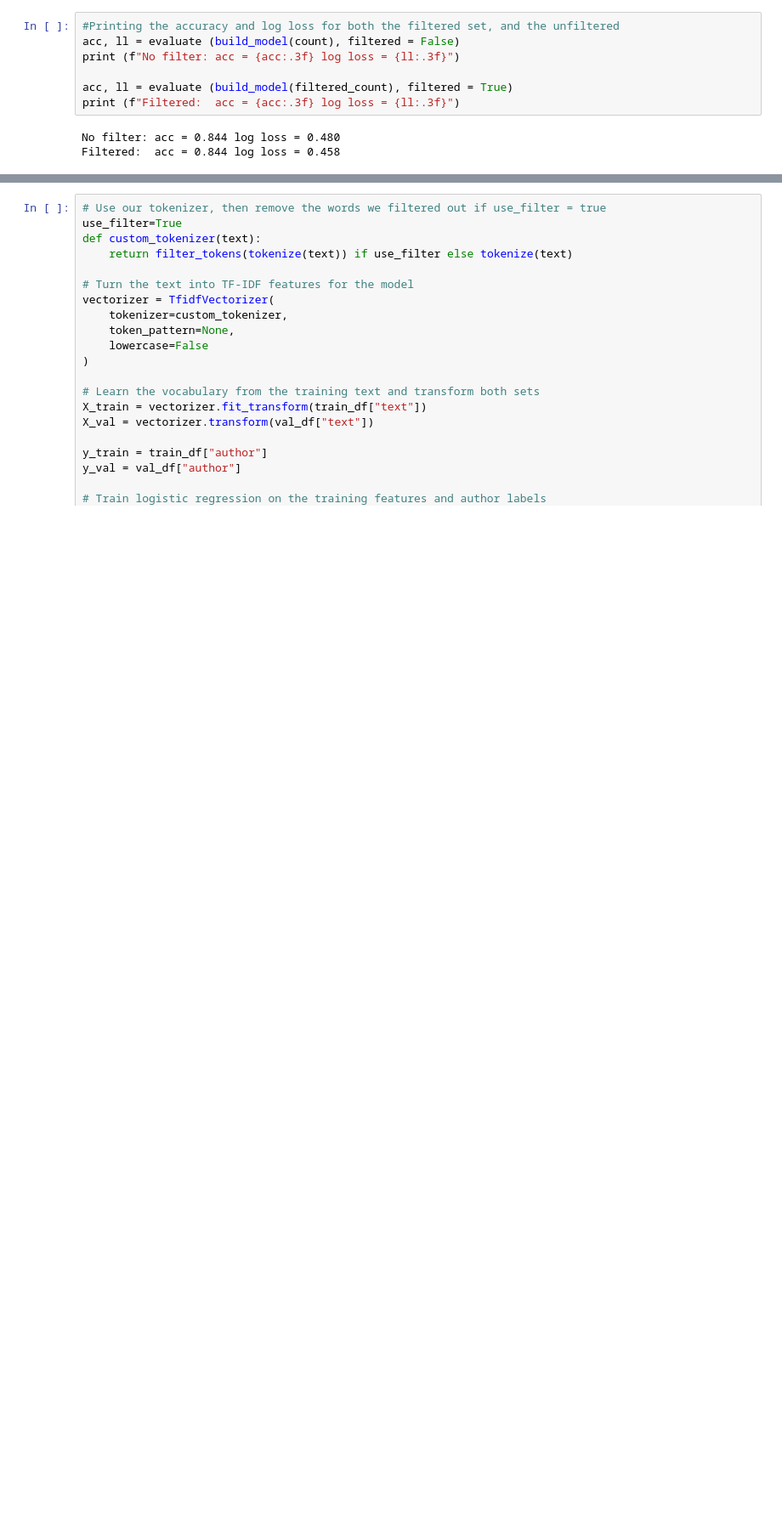
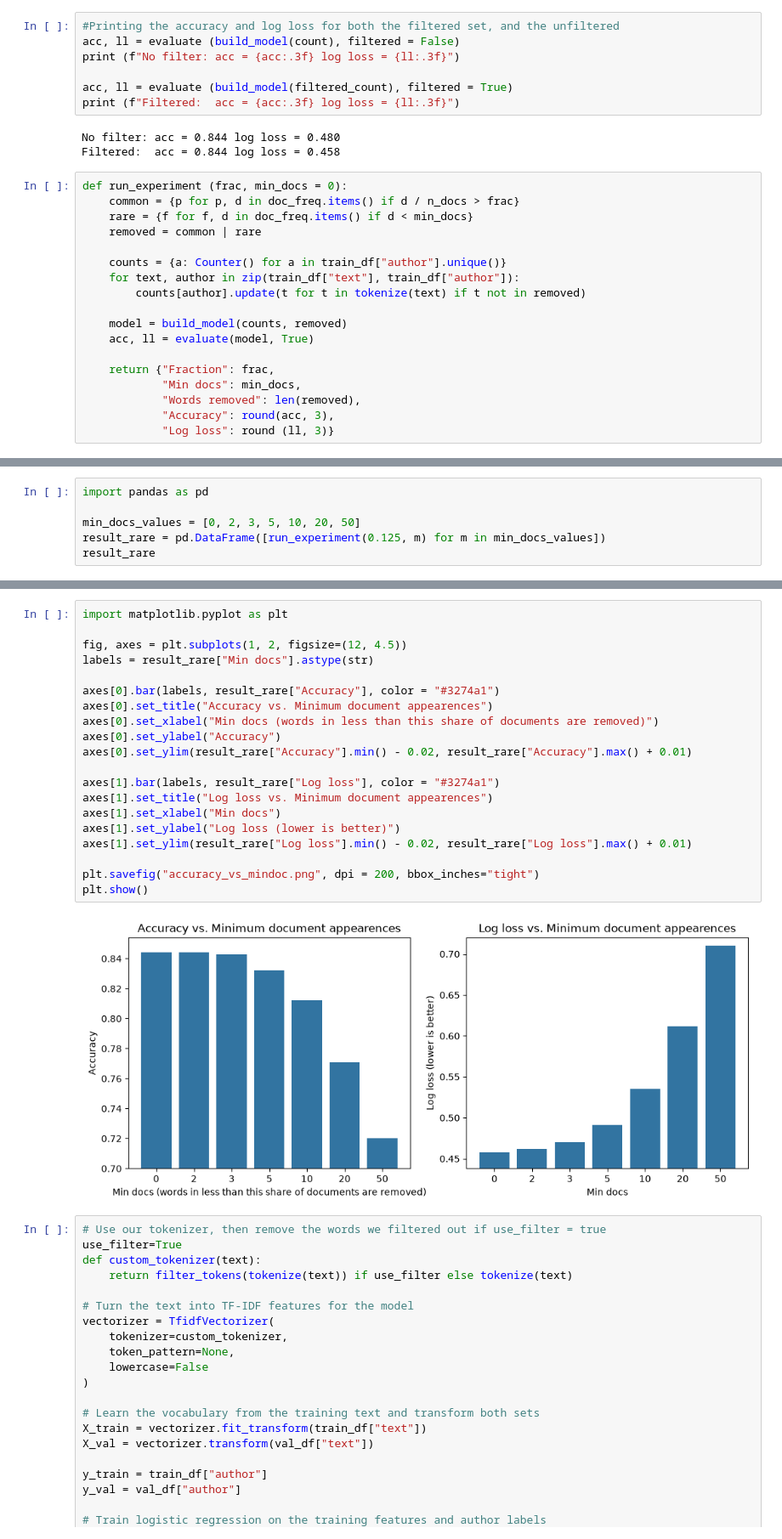
Before and after one commit to Alexandre-Filho/COSC325-ML-project, a Jupyter notebook: deepLearner.ipynb, the cells around one changed output, grey strips where cells are left out. Shown at 85% size. Drawn from its saved outputs; the diff is of its cells as text; blank space fills up the shorter version.

```diff
--- a/deepLearner.ipynb
+++ b/deepLearner.ipynb
@@ -159,3 +250,21 @@ print (f"Filtered:  acc = {acc:.3f} log loss = {ll:.3f}")
 # %% [output]
 No filter: acc = 0.844 log loss = 0.480
 Filtered:  acc = 0.844 log loss = 0.458
+# %%
+def run_experiment (frac, min_docs = 0):
+    common = {p for p, d in doc_freq.items() if d / n_docs > frac}
+    rare = {f for f, d in doc_freq.items() if d < min_docs}
+    removed = common | rare
+
+    counts = {a: Counter() for a in train_df["author"].unique()}
+    for text, author in zip(train_df["text"], train_df["author"]):
+        counts[author].update(t for t in tokenize(text) if t not in removed)
+
+    model = build_model(counts, removed)
+    acc, ll = evaluate(model, True)
+
+    return {"Fraction": frac,
+            "Min docs": min_docs,
+            "Words removed": len(removed),
+            "Accuracy": round(acc, 3),
+            "Log loss": round (ll, 3)}
@@ -161,0 +323,6 @@ Filtered:  acc = 0.844 log loss = 0.458
+# %%
+import pandas as pd
+
+min_docs_values = [0, 2, 3, 5, 10, 20, 50]
+result_rare = pd.DataFrame([run_experiment(0.125, m) for m in min_docs_values])
+result_rare
@@ -162,3 +338,25 @@ Filtered:  acc = 0.844 log loss = 0.458
+# %%
+import matplotlib.pyplot as plt
+
+fig, axes = plt.subplots(1, 2, figsize=(12, 4.5))
+labels = result_rare["Min docs"].astype(str)
+
+axes[0].bar(labels, result_rare["Accuracy"], color = "#3274a1")
+axes[0].set_title("Accuracy vs. Minimum document appearences")
+axes[0].set_xlabel("Min docs (words in less than this share of documents are removed)")
+axes[0].set_ylabel("Accuracy")
+axes[0].set_ylim(result_rare["Accuracy"].min() - 0.02, result_rare["Accuracy"].max() + 0.01)
+
+axes[1].bar(labels, result_rare["Log loss"], color = "#3274a1")
+axes[1].set_title("Log loss vs. Minimum document appearences")
+axes[1].set_xlabel("Min docs")
+axes[1].set_ylabel("Log loss (lower is better)")
+axes[1].set_ylim(result_rare["Log loss"].min() - 0.02, result_rare["Log loss"].max() + 0.01)
+
+plt.savefig("accuracy_vs_mindoc.png", dpi = 200, bbox_inches="tight")
+plt.show()
+# %% [output]
+[figure, added]
 # %%
 # Use our tokenizer, then remove the words we filtered out if use_filter = true
 use_filter=True
```
Also changed, not shown: parts of 8 cells of this notebook, 3 other files.
